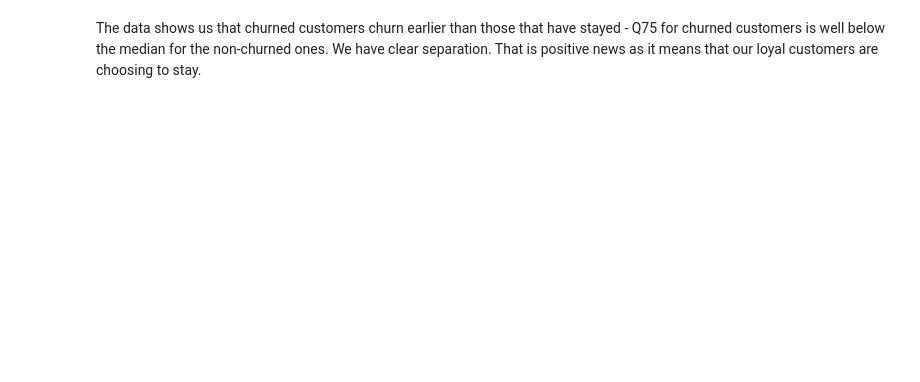
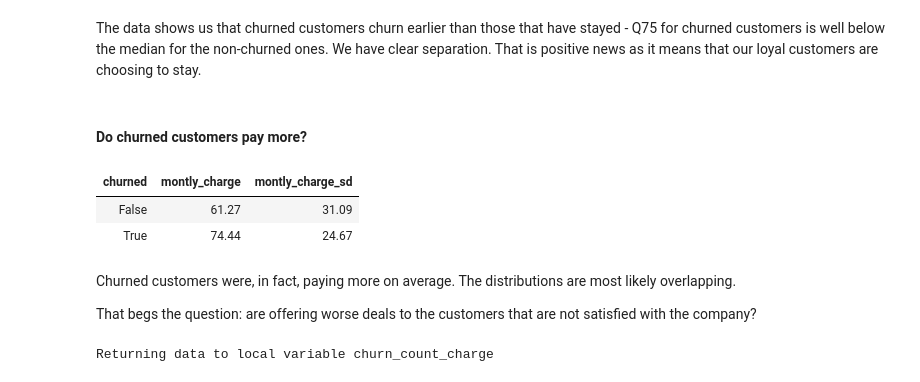
Before and after one commit to Mykolazaz/telco-churn-analysis, a Jupyter notebook: main.ipynb, the cells around one changed output. Saved outputs shown, nothing was run; the diff lists cells and outputs as text; code cells hidden in the pictures; blank space fills up the shorter version.

Commit message:
Additional analysis questions

```diff
--- a/main.ipynb
+++ b/main.ipynb
@@ -168,2 +173,29 @@ GROUP BY churn_value
 # %% [markdown]
 The data shows us that churned customers churn earlier than those that have stayed - Q75 for churned customers is well below the median for the non-churned ones. We have clear separation. That is positive news as it means that our loyal customers are choosing to stay.
+# %% [markdown]
+#### Do churned customers pay more?
+# %%
+%%sql
+SELECT churn_value AS churned,
+       ROUND(CAST(AVG(monthly_charge) AS numeric), 2) AS montly_charge,
+       ROUND(CAST(STDDEV(monthly_charge) AS numeric), 2) AS montly_charge_sd
+FROM status LEFT JOIN services ON status.customer_id = services.customer_id
+GROUP BY churn_value
+# %% [output]
+| churned | montly_charge | montly_charge_sd |
+| False | 61.27 | 31.09 |
+| True | 74.44 | 24.67 |
+# %% [markdown]
+Churned customers were, in fact, paying more on average. The distributions are most likely overlapping.
+
+That begs the question: are offering worse deals to the customers that are not satisfied with the company?
+# %%
+%%sql churn_count_charge <<
+SELECT churn_value, offer,
+       COUNT(offer), ROUND(CAST(AVG(monthly_charge) AS numeric), 2) AS avg_monthly_charge,
+       ROUND(CAST(STDDEV(monthly_charge) AS numeric), 2) AS montly_charge_sd
+FROM status LEFT JOIN services ON status.customer_id = services.customer_id
+GROUP BY churn_value, offer
+ORDER BY churn_value, offer
+# %% [output]
+Returning data to local variable churn_count_charge
```
Also changed, not shown: parts of 6 cells of this notebook.
